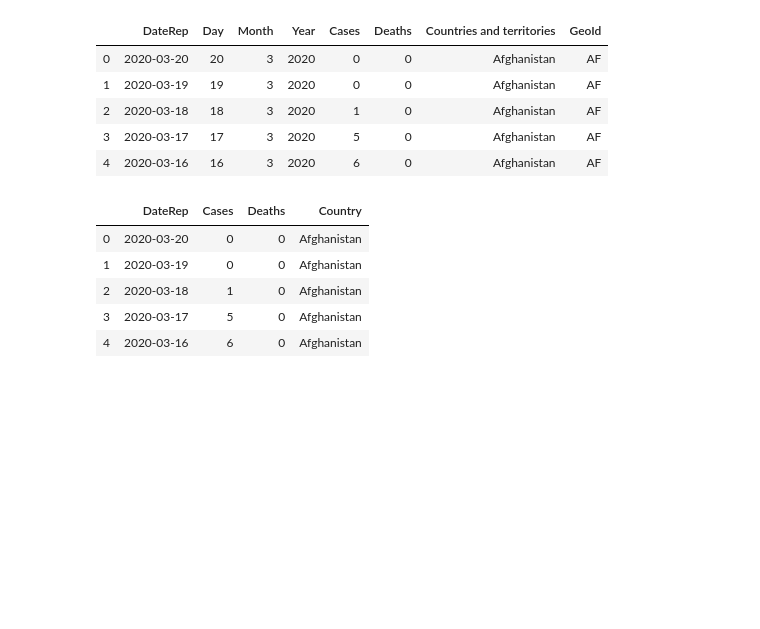
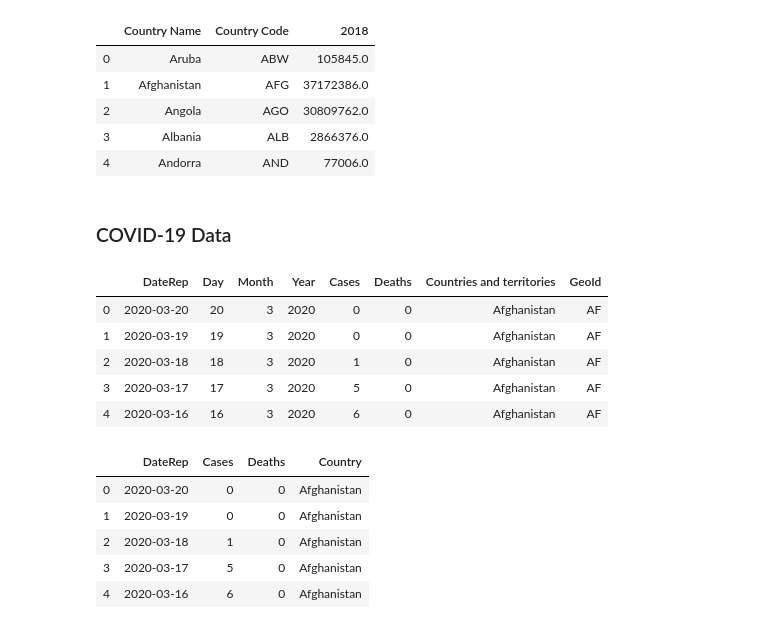
Before and after one commit to BenGeissel/COVID19_Spread_Visualizations_Blog, a Jupyter notebook: COVID19_Spread_Visualizations.ipynb, the cells around one changed output. Saved outputs shown, nothing was run; the diff lists cells and outputs as text; code cells hidden in the pictures; blank space fills up the shorter version.

```diff
--- a/COVID19_Spread_Visualizations.ipynb
+++ b/COVID19_Spread_Visualizations.ipynb
@@ -16,3 +29,16 @@ init_notebook_mode()
+# %%
+# Keep only 2018 population column (most up to date)
+pop_df = pop_df.filter(items = ['Country Name', 'Country Code', '2018'], axis = 1)
+pop_df.head()
+# %% [output]
+|  | Country Name | Country Code | 2018 |
+| 0 | Aruba | ABW | 105845.0 |
+| 1 | Afghanistan | AFG | 37172386.0 |
+| 2 | Angola | AGO | 30809762.0 |
+| 3 | Albania | ALB | 2866376.0 |
+| 4 | Andorra | AND | 77006.0 |
+# %% [markdown]
+### COVID-19 Data
 # %%
 # Load COVID19 data into dataframe
 df = pd.read_excel('COVID-19-geographic-disbtribution-worldwide-2020-03-20.xlsx')
```
Also changed, not shown: parts of 12 cells of this notebook, 1 other file.
